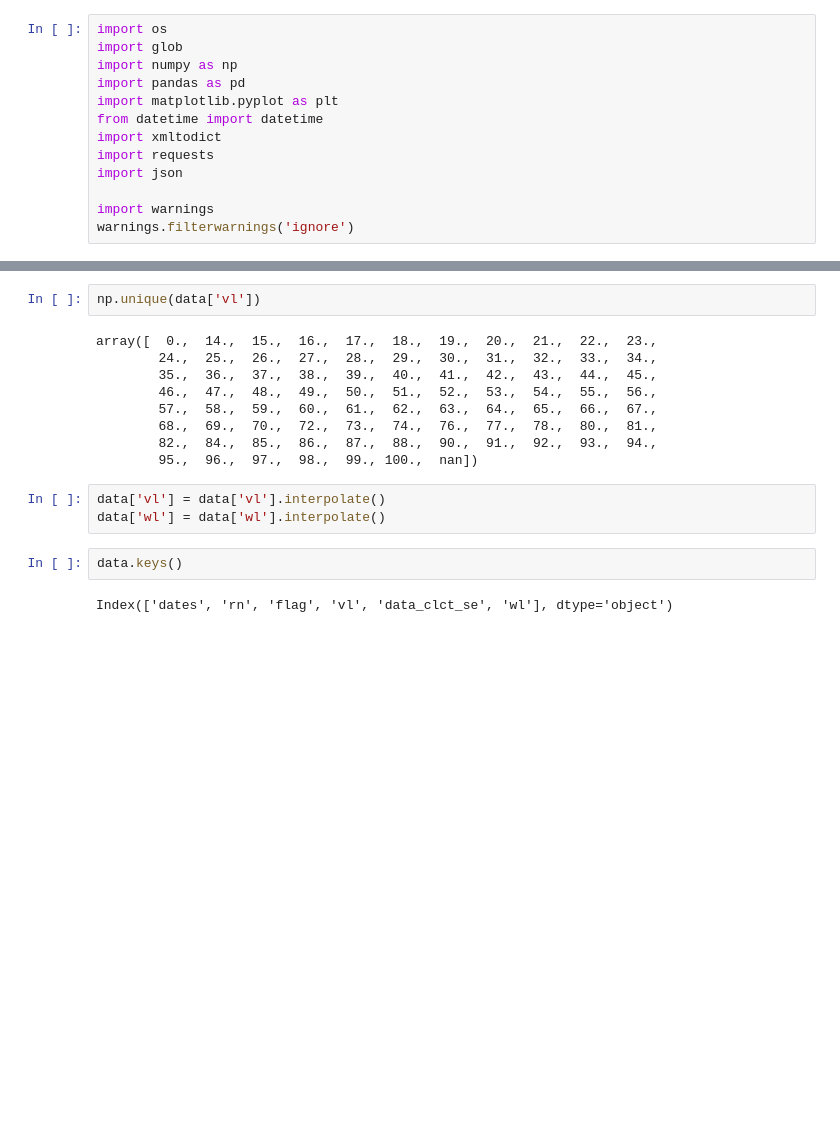
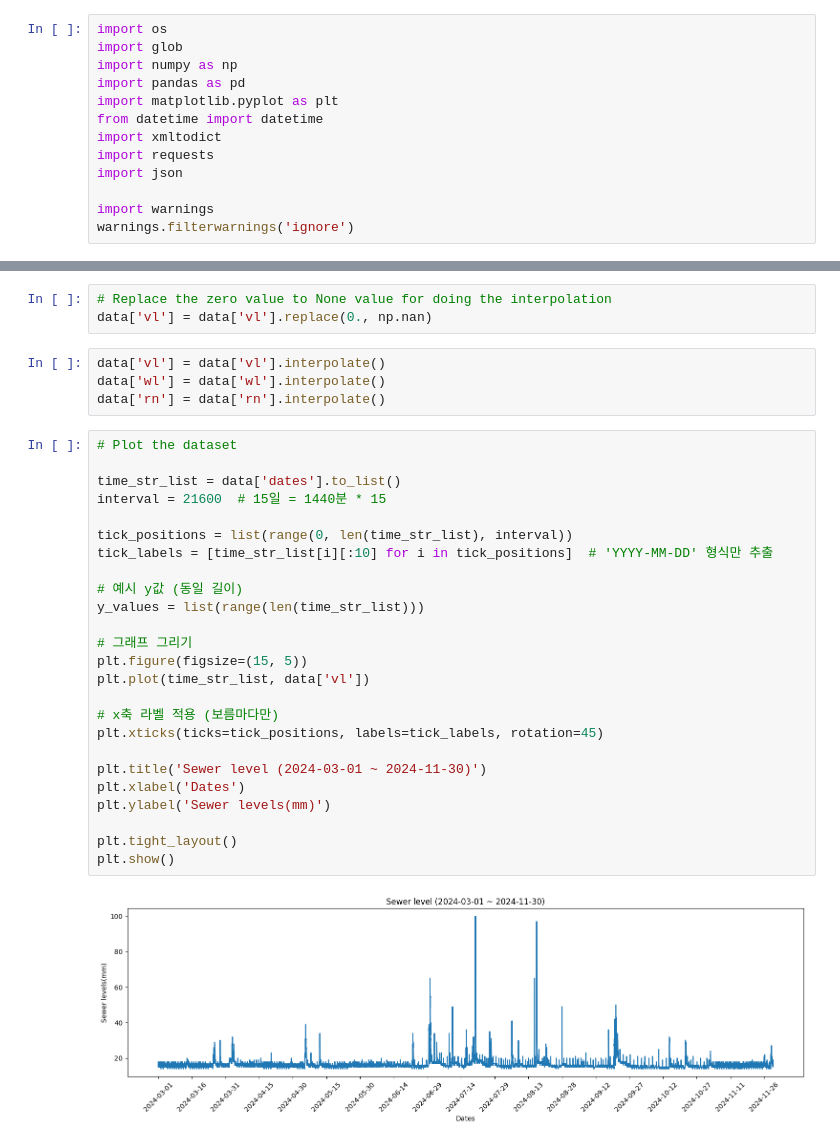
Before and after one commit to avsbdn0406/ai_qc, a Jupyter notebook: dummy_data.ipynb, the cells around one changed output, grey strips where cells are left out. Saved outputs shown, nothing was run; the diff lists cells and outputs as text; blank space fills up the shorter version.

```diff
--- a/dummy_data.ipynb
+++ b/dummy_data.ipynb
@@ -96,21 +133,37 @@ Sewer level min, max, mean : 0.0, 100.0, 16.07972
-# %%
-np.unique(data['vl'])
-# %% [output]
-array([  0.,  14.,  15.,  16.,  17.,  18.,  19.,  20.,  21.,  22.,  23.,
-        24.,  25.,  26.,  27.,  28.,  29.,  30.,  31.,  32.,  33.,  34.,
-        35.,  36.,  37.,  38.,  39.,  40.,  41.,  42.,  43.,  44.,  45.,
-        46.,  47.,  48.,  49.,  50.,  51.,  52.,  53.,  54.,  55.,  56.,
-        57.,  58.,  59.,  60.,  61.,  62.,  63.,  64.,  65.,  66.,  67.,
-        68.,  69.,  70.,  72.,  73.,  74.,  76.,  77.,  78.,  80.,  81.,
-        82.,  84.,  85.,  86.,  87.,  88.,  90.,  91.,  92.,  93.,  94.,
-        95.,  96.,  97.,  98.,  99., 100.,  nan])
+# %%
+# Replace the zero value to None value for doing the interpolation
+data['vl'] = data['vl'].replace(0., np.nan)
 # %%
 data['vl'] = data['vl'].interpolate()
 data['wl'] = data['wl'].interpolate()
+data['rn'] = data['rn'].interpolate()
-# %%
-data.keys()
-# %% [output]
-Index(['dates', 'rn', 'flag', 'vl', 'data_clct_se', 'wl'], dtype='object')
+# %%
+# Plot the dataset
+
+time_str_list = data['dates'].to_list()
+interval = 21600  # 15일 = 1440분 * 15
+
+tick_positions = list(range(0, len(time_str_list), interval))
+tick_labels = [time_str_list[i][:10] for i in tick_positions]  # 'YYYY-MM-DD' 형식만 추출
+
+# 예시 y값 (동일 길이)
+y_values = list(range(len(time_str_list)))
+
+# 그래프 그리기
+plt.figure(figsize=(15, 5))
+plt.plot(time_str_list, data['vl'])
+
+# x축 라벨 적용 (보름마다만)
+plt.xticks(ticks=tick_positions, labels=tick_labels, rotation=45)
+
+plt.title('Sewer level (2024-03-01 ~ 2024-11-30)')
+plt.xlabel('Dates')
+plt.ylabel('Sewer levels(mm)')
+
+plt.tight_layout()
+plt.show()
+# %% [output]
+[figure, added]
 # %%
 # x축 값을 리스트로 지정
 
```
Also changed, not shown: parts of 20 cells of this notebook.
